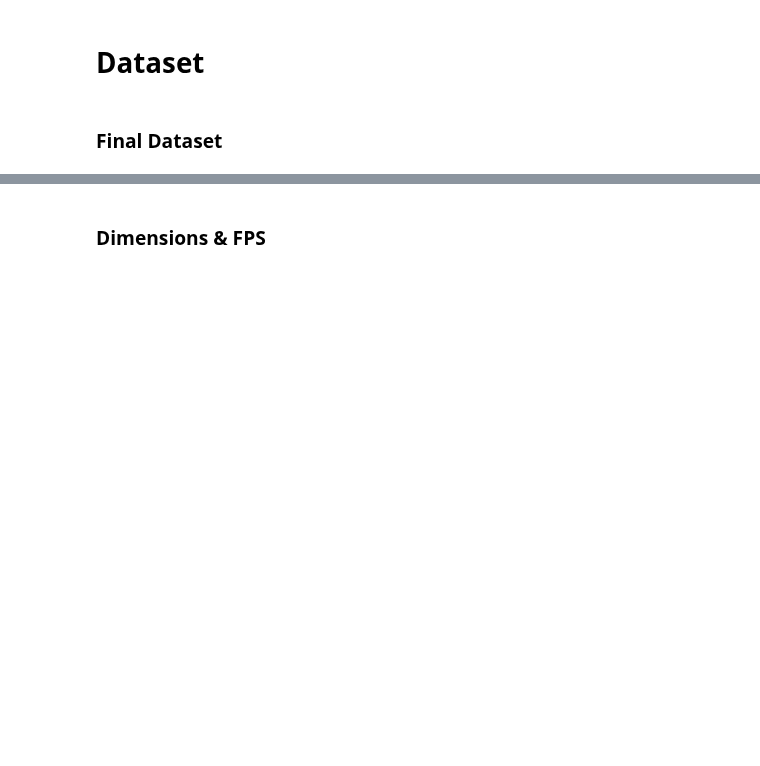
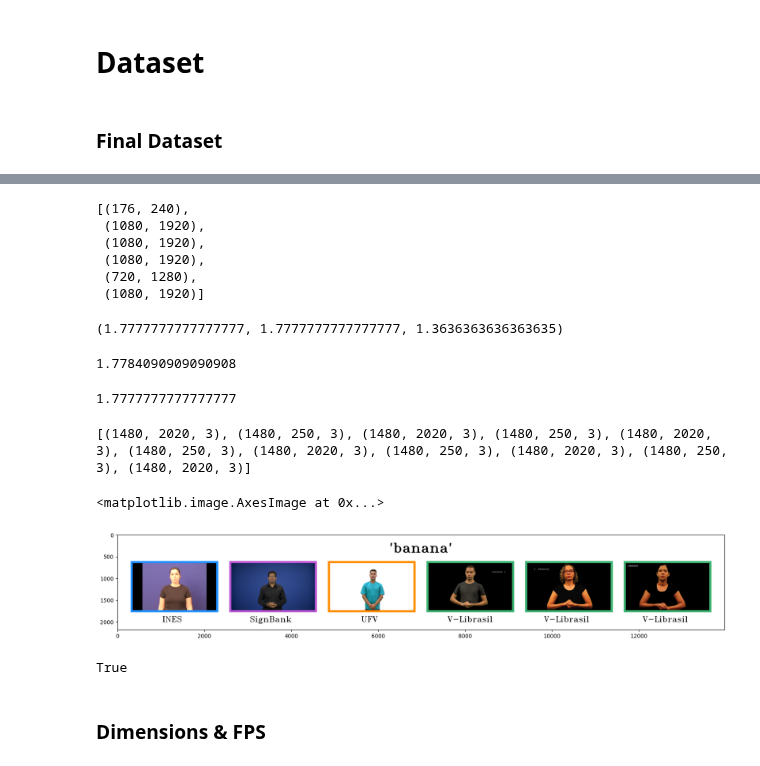
Before and after one commit to patrickf949/SaoPauloBrazilChapter_BrazilianSignLanguage, a Jupyter notebook: code/4_Report_Visualizations.ipynb, the cells around one changed output, grey strips where cells are left out. Cells and saved outputs as stored; diff of their text form; code cells hidden in the pictures; blank space fills up the shorter version.

Commit message:
Starting code development for Report Visualizations

```diff
--- a/code/4_Report_Visualizations.ipynb
+++ b/code/4_Report_Visualizations.ipynb
@@ -4,0 +100,5 @@
+# %%
+word = 'banana'
+# %%
+word_metadata = metadata[metadata['label'] == word]
+word_metadata
@@ -4,0 +113,3 @@
+# %%
+ne1_path, sb2_path, uf3_path, vl4_path, vl5_path, vl6_path = [os.path.join(path_to_root, 'data', 'interim', 'RawCleanVideos', fn) for fn in word_metadata['filename']]
+ne1_path, sb2_path, uf3_path, vl4_path, vl5_path, vl6_path
@@ -4,0 +123,24 @@
+# %%
+ne1_frame, sb2_frame, uf3_frame, vl4_frame, vl5_frame, vl6_frame = [get_frame(1, path) for path in [ne1_path, sb2_path, uf3_path, vl4_path, vl5_path, vl6_path]]
+frames = [ne1_frame, sb2_frame, uf3_frame, vl4_frame, vl5_frame, vl6_frame]
+# %%
+[(frame.shape[0],frame.shape[1]) for frame in frames]
+# %% [output]
+[(176, 240),
+ (1080, 1920),
+ (1080, 1920),
+ (1080, 1920),
+ (720, 1280),
+ (1080, 1920)]
+# %%
+1920/1080, 1280/720, 240/176
+# %% [output]
+(1.7777777777777777, 1.7777777777777777, 1.3636363636363635)
+# %%
+313/176
+# %% [output]
+1.7784090909090908
+# %%
+240/135
+# %% [output]
+1.7777777777777777
@@ -5,3 +202,16 @@
+# %%
+new_frame = all_signs_for_word(frames)
+plt.figure(figsize=(20, 10))
+plt.imshow(new_frame)
+# plt.axis('off')
+# %% [output]
+[(1480, 2020, 3), (1480, 250, 3), (1480, 2020, 3), (1480, 250, 3), (1480, 2020, 3), (1480, 250, 3), (1480, 2020, 3), (1480, 250, 3), (1480, 2020, 3), (1480, 250, 3), (1480, 2020, 3)]
+<matplotlib.image.AxesImage at 0x...>
+[figure, added]
+# %%
+cv2.imwrite('new_frame.png', cv2.cvtColor(new_frame, cv2.COLOR_BGR2RGB))
+# %% [output]
+True
 # %% [markdown]
 ### Dimensions & FPS
 # %% [markdown]
```
Also changed, not shown: parts of 15 cells of this notebook, 3 other files.
